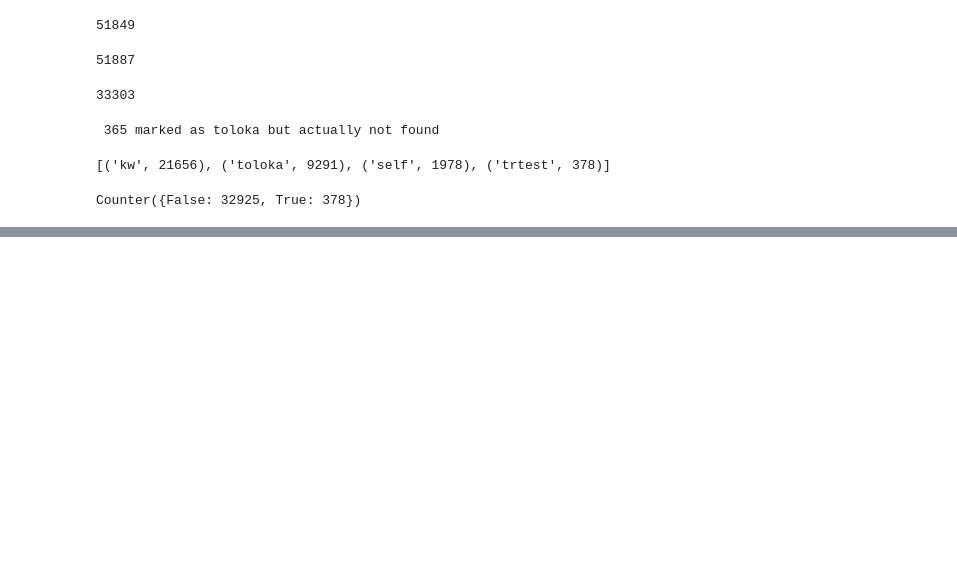
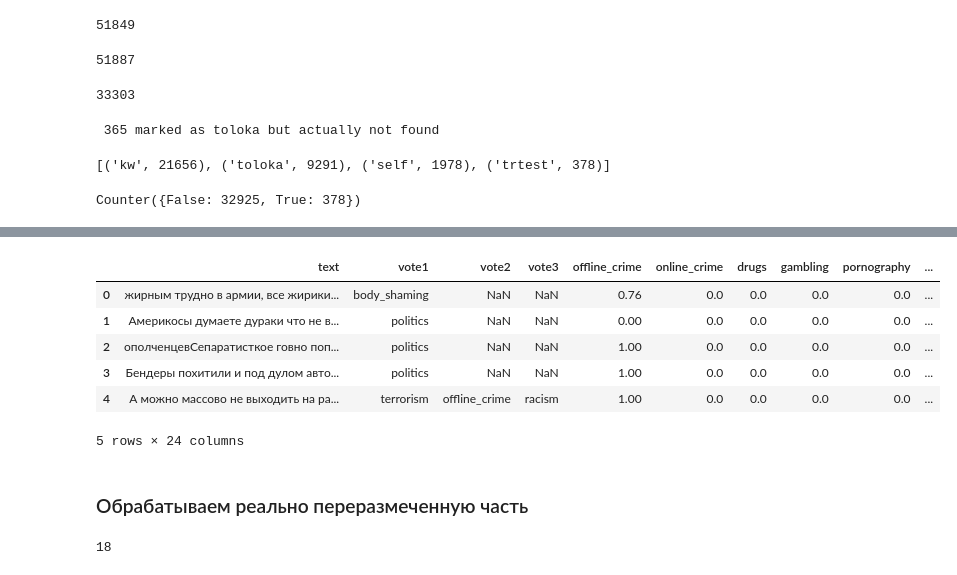
Before and after one commit to s-nlp/inappropriate-sensitive-topics, a Jupyter notebook: Version2/check_agreement_topics/disambiguate_topics_cleaned.ipynb, the cells around one changed output, grey strips where cells are left out. Cells and saved outputs as stored; diff of their text form; code cells hidden in the pictures; blank space fills up the shorter version.

```diff
--- a/Version2/check_agreement_topics/disambiguate_topics_cleaned.ipynb
+++ b/Version2/check_agreement_topics/disambiguate_topics_cleaned.ipynb
@@ -154,0 +180,10 @@ df_sensitive_published.to_csv("sensitive_topics_vs_source.csv", index = None)
+# %%
+df_toloka_relabeled.head()
+# %% [output]
+|  | text | vote1 | vote2 | vote3 | offline_crime | online_crime | drugs | gambling | pornography | ... |
+| 0 | жирным трудно в армии, все жирики... | body_shaming | NaN | NaN | 0.76 | 0.0 | 0.0 | 0.0 | 0.0 | ... |
+| 1 | Америкосы думаете дураки что не в... | politics | NaN | NaN | 0.00 | 0.0 | 0.0 | 0.0 | 0.0 | ... |
+| 2 | ополченцевСепаратисткое говно поп... | politics | NaN | NaN | 1.00 | 0.0 | 0.0 | 0.0 | 0.0 | ... |
+| 3 | Бендеры похитили и под дулом авто... | politics | NaN | NaN | 1.00 | 0.0 | 0.0 | 0.0 | 0.0 | ... |
+| 4 | А можно массово не выходить на ра... | terrorism | offline_crime | racism | 1.00 | 0.0 | 0.0 | 0.0 | 0.0 | ... |
+5 rows × 24 columns
@@ -154,0 +193,2 @@ df_sensitive_published.to_csv("sensitive_topics_vs_source.csv", index = None)
+# %% [markdown]
+### Обрабатываем реально переразмеченную часть
@@ -154,0 +197,5 @@ df_sensitive_published.to_csv("sensitive_topics_vs_source.csv", index = None)
+# %%
+topics = list(df_sensitive_published.columns[1:-1])
+len(topics)
+# %% [output]
+18
```
Also changed, not shown: parts of 37 cells of this notebook, 3 other files.
